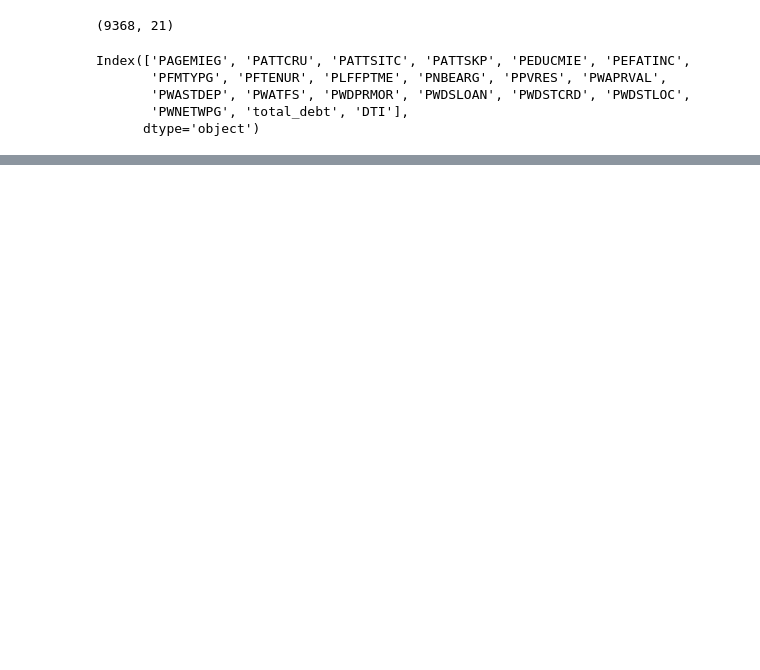
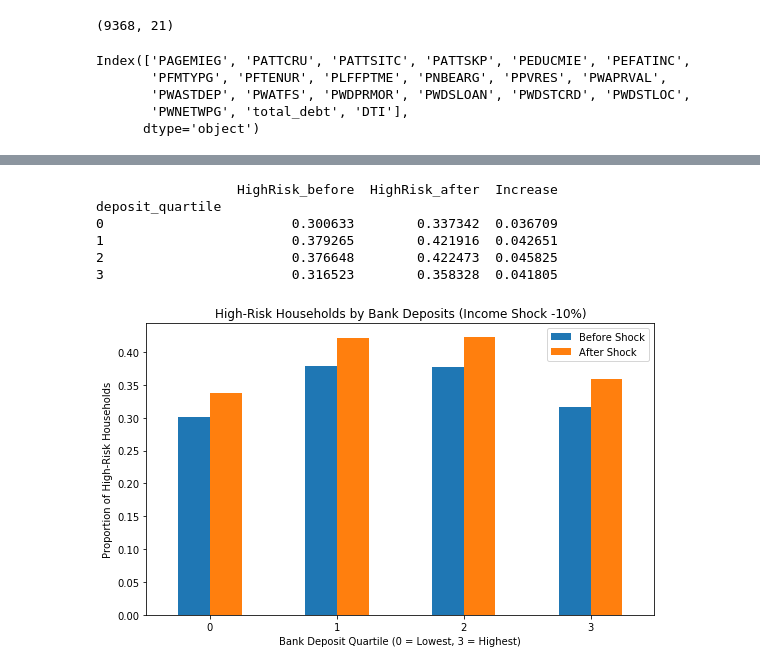
Before and after one commit to AnnieQiulq/datathon, a Jupyter notebook: main.ipynb, the cells around one changed output, grey strips where cells are left out. Drawn from its saved outputs; the diff is of its cells as text; code cells hidden in the pictures; blank space fills up the shorter version.

Commit message:
feat: add shock analysis

```diff
--- a/main.ipynb
+++ b/main.ipynb
@@ -400,0 +516,27 @@ df_cleaned.groupby('is_80_plus')['DTI'].describe()
+# %%
+# Filtered into four group: 0=lowest，3=highest
+data['deposit_quartile'] = pd.qcut(data['PWASTDEP'], 4, labels=False)
+risk_by_deposit = data.groupby('deposit_quartile')[['HighRisk_before','HighRisk_after']].mean().sort_index()
+
+risk_by_deposit['Increase'] = risk_by_deposit['HighRisk_after'] - risk_by_deposit['HighRisk_before']
+
+print(risk_by_deposit)
+import matplotlib.pyplot as plt
+
+ax = risk_by_deposit[['HighRisk_before','HighRisk_after']].plot(kind='bar', figsize=(8,5))
+
+plt.title("High-Risk Households by Bank Deposits (Income Shock -10%)")
+plt.ylabel("Proportion of High-Risk Households")
+plt.xlabel("Bank Deposit Quartile (0 = Lowest, 3 = Highest)")
+plt.xticks(rotation=0)
+plt.legend(["Before Shock", "After Shock"])
+plt.tight_layout()
+plt.show()
+# %% [output]
+                  HighRisk_before  HighRisk_after  Increase
+deposit_quartile
+0                        0.300633        0.337342  0.036709
+1                        0.379265        0.421916  0.042651
+2                        0.376648        0.422473  0.045825
+3                        0.316523        0.358328  0.041805
+[figure, added]
```
Also changed, not shown: parts of 14 cells of this notebook.
